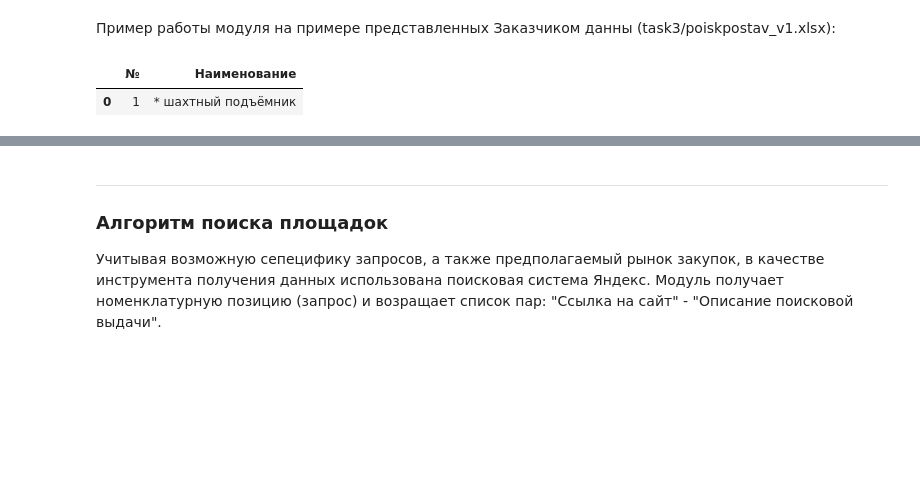
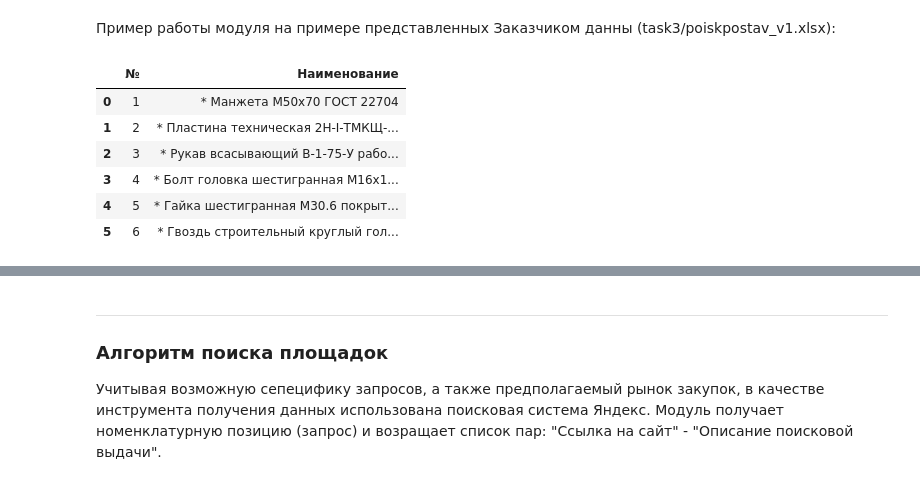
Before and after one commit to AlexHLinS/serverchallengesolution, a Jupyter notebook: Ezee_task3_solution.ipynb, the cells around one changed output, grey strips where cells are left out. Cells and saved outputs as stored; diff of their text form; code cells hidden in the pictures; blank space fills up the shorter version.

```diff
--- a/Ezee_task3_solution.ipynb
+++ b/Ezee_task3_solution.ipynb
@@ -136,11 +138,16 @@ def universalNomenclatureParcer(NomenclatureDataFrame):
 # %% [markdown]
 Пример работы модуля на примере представленных Заказчиком данны (task3/poiskpostav_v1.xlsx):
 # %%
-input_data = pd.read_excel('task3/poiskpostav_v1.xlsx')
+input_data = pd.read_excel('task3/test_data.xlsx')
 input_data
 # %% [output]
 |  | № | Наименование |
-| 0 | 1 | * шахтный подъёмник |
+| 0 | 1 | * Манжета М50х70 ГОСТ 22704 |
+| 1 | 2 | * Пластина техническая 2Н-I-ТМКЩ-... |
+| 2 | 3 | * Рукав всасывающий В-1-75-У рабо... |
+| 3 | 4 | * Болт головка шестигранная M16х1... |
+| 4 | 5 | * Гайка шестигранная M30.6 покрыт... |
+| 5 | 6 | * Гвоздь строительный круглый гол... |
 # %%
 universalNomenclatureParcer(input_data)
 # %% [output]
```
Also changed, not shown: parts of 13 cells of this notebook, 7 other files.
